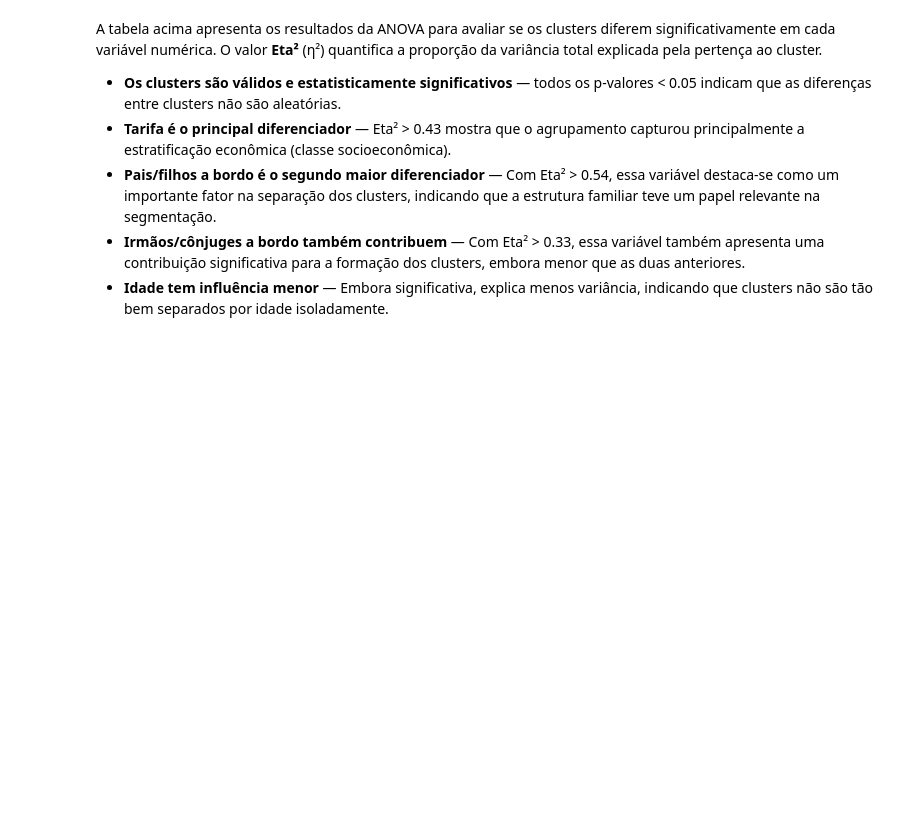
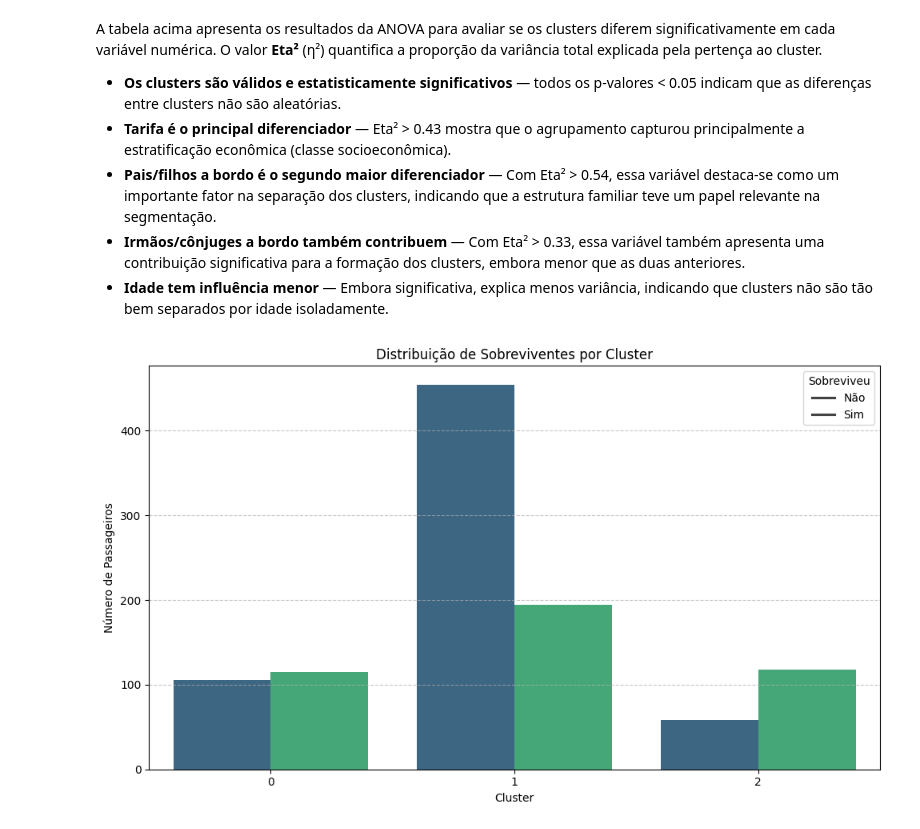
Before and after one commit to Fabiano01EST/Python-Aplication-Data-Base-Titanic, a Jupyter notebook: aplicação_pyhton.ipynb, the cells around one changed output. Saved outputs shown, nothing was run; the diff lists cells and outputs as text; code cells hidden in the pictures; blank space fills up the shorter version.

```diff
--- a/aplicação_pyhton.ipynb
+++ b/aplicação_pyhton.ipynb
@@ -692,30 +692,31 @@ A tabela acima apresenta os resultados da ANOVA para avaliar se os clusters dife
 - **Irmãos/cônjuges a bordo também contribuem** — Com Eta² > 0.33, essa variável também apresenta uma contribuição significativa para a formação dos clusters, embora menor que as duas anteriores.
 - **Idade tem influência menor** — Embora significativa, explica menos variância, indicando que clusters não são tão bem separados por idade isoladamente.
 # %%
-import seaborn as sns
-
-import matplotlib.pyplot as plt
 
 # Criar um DataFrame com a contagem de sobreviventes por cluster
 sobreviventes_por_cluster = (
     dados_titanic1.groupby(['cluster1', 'sobreviveu'])
     .size()
     .reset_index(name='contagem')
 )
+
+# Converter a coluna 'sobreviveu' para string para evitar problemas com o Seaborn
+sobreviventes_por_cluster['sobreviveu'] = sobreviventes_por_cluster['sobreviveu'].astype(str)
 
 # Criar o gráfico de barras agrupadas
 plt.figure(figsize=(10, 6))
 sns.barplot(
     x='cluster1',
     y='contagem',
     hue='sobreviveu',
     data=sobreviventes_por_cluster,
     palette='viridis'
 )
 plt.title('Distribuição de Sobreviventes por Cluster')
 plt.xlabel('Cluster')
 plt.ylabel('Número de Passageiros')
 plt.legend(title='Sobreviveu', labels=['Não', 'Sim'])
 plt.grid(axis='y', linestyle='--', alpha=0.7)
 plt.tight_layout()
-plt.show()
+# %% [output]
+[figure, added]
```
Also changed, not shown: parts of 1 cell of this notebook.
